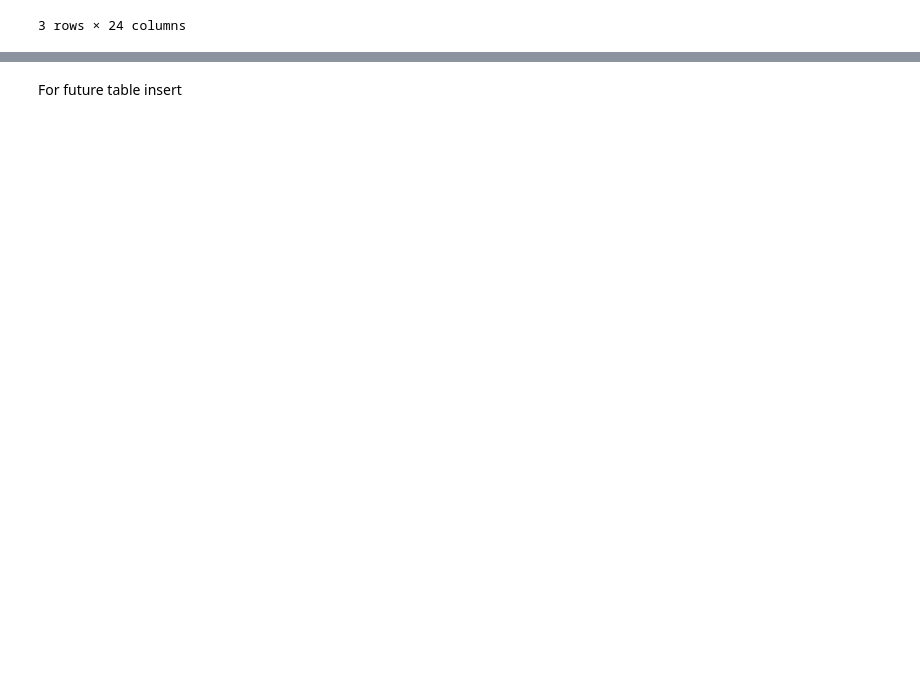
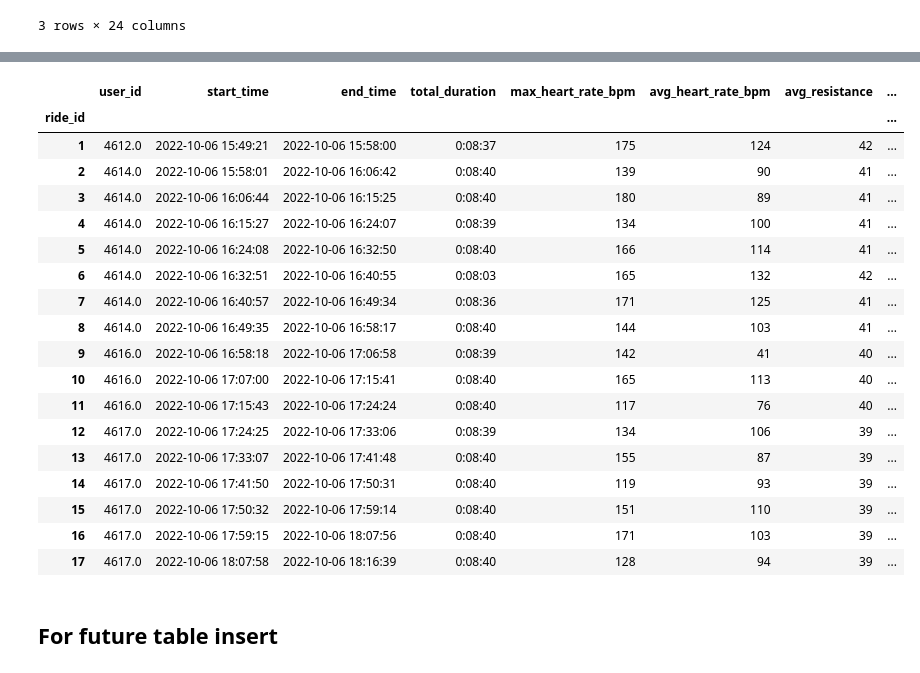
Before and after one commit to hmay01/deloton-group-project, a Jupyter notebook: production.ipynb, the cells around one changed output, grey strips where cells are left out. Cells and saved outputs as stored; diff of their text form; code cells hidden in the pictures; blank space fills up the shorter version.

Commit message:
rides df ready for functions to be abstracted

```diff
--- a/production.ipynb
+++ b/production.ipynb
@@ -52,0 +235,4 @@ user_df.head()
+# %%
+staging_rides['avg_rpm'] = staging_rides.groupby('ride_id', dropna=False)['rpm'].transform('mean')
+staging_rides['avg_rpm'] = staging_rides['avg_rpm'].apply(lambda x: int(x))
+staging_rides
@@ -52,0 +265,4 @@ user_df.head()
+# %%
+staging_rides['start_time'] = staging_rides.groupby('ride_id', dropna=False)['time'].transform('min')
+staging_rides['start_time'] = staging_rides['start_time'].apply(lambda x: x.round(freq='S'))
+staging_rides
@@ -52,0 +295,4 @@ user_df.head()
+# %%
+staging_rides['end_time'] = staging_rides.groupby('ride_id', dropna=False)['time'].transform('max')
+staging_rides['end_time'] = staging_rides['end_time'].apply(lambda x: x.round(freq='S'))
+staging_rides
@@ -53,5 +323,33 @@ user_df.head()
+# %%
+final_ride_columns = ['ride_id', 'user_id', 'start_time', 'end_time', 'total_duration', 'max_heart_rate_bpm', 'avg_heart_rate_bpm', 'avg_resistance', 'avg_rpm', 'total_power_kilojoules']
+# %%
+rides = staging_rides[final_ride_columns]
+rides = rides.drop_duplicates()
+rides = rides.dropna()
+rides = rides.set_index('ride_id')
+rides
+# %% [output]
+|  | user_id | start_time | end_time | total_duration | max_heart_rate_bpm | avg_heart_rate_bpm | avg_resistance | ... |
+| ride_id |  |  |  |  |  |  |  | ... |
+| 1 | 4612.0 | 2022-10-06 15:49:21 | 2022-10-06 15:58:00 | 0:08:37 | 175 | 124 | 42 | ... |
+| 2 | 4614.0 | 2022-10-06 15:58:01 | 2022-10-06 16:06:42 | 0:08:40 | 139 | 90 | 41 | ... |
+| 3 | 4614.0 | 2022-10-06 16:06:44 | 2022-10-06 16:15:25 | 0:08:40 | 180 | 89 | 41 | ... |
+| 4 | 4614.0 | 2022-10-06 16:15:27 | 2022-10-06 16:24:07 | 0:08:39 | 134 | 100 | 41 | ... |
+| 5 | 4614.0 | 2022-10-06 16:24:08 | 2022-10-06 16:32:50 | 0:08:40 | 166 | 114 | 41 | ... |
+| 6 | 4614.0 | 2022-10-06 16:32:51 | 2022-10-06 16:40:55 | 0:08:03 | 165 | 132 | 42 | ... |
+| 7 | 4614.0 | 2022-10-06 16:40:57 | 2022-10-06 16:49:34 | 0:08:36 | 171 | 125 | 41 | ... |
+| 8 | 4614.0 | 2022-10-06 16:49:35 | 2022-10-06 16:58:17 | 0:08:40 | 144 | 103 | 41 | ... |
+| 9 | 4616.0 | 2022-10-06 16:58:18 | 2022-10-06 17:06:58 | 0:08:39 | 142 | 41 | 40 | ... |
+| 10 | 4616.0 | 2022-10-06 17:07:00 | 2022-10-06 17:15:41 | 0:08:40 | 165 | 113 | 40 | ... |
+| 11 | 4616.0 | 2022-10-06 17:15:43 | 2022-10-06 17:24:24 | 0:08:40 | 117 | 76 | 40 | ... |
+| 12 | 4617.0 | 2022-10-06 17:24:25 | 2022-10-06 17:33:06 | 0:08:39 | 134 | 106 | 39 | ... |
+| 13 | 4617.0 | 2022-10-06 17:33:07 | 2022-10-06 17:41:48 | 0:08:40 | 155 | 87 | 39 | ... |
+| 14 | 4617.0 | 2022-10-06 17:41:50 | 2022-10-06 17:50:31 | 0:08:40 | 119 | 93 | 39 | ... |
+| 15 | 4617.0 | 2022-10-06 17:50:32 | 2022-10-06 17:59:14 | 0:08:40 | 151 | 110 | 39 | ... |
+| 16 | 4617.0 | 2022-10-06 17:59:15 | 2022-10-06 18:07:56 | 0:08:40 | 171 | 103 | 39 | ... |
+| 17 | 4617.0 | 2022-10-06 18:07:58 | 2022-10-06 18:16:39 | 0:08:40 | 128 | 94 | 39 | ... |
 # %% [markdown]
-For future table insert
+## For future table insert
 # %%
 # cs.execute(f"""
 #         CREATE OR REPLACE TABLE df_test_table
```
Also changed, not shown: parts of 21 cells of this notebook, 1 other file.
